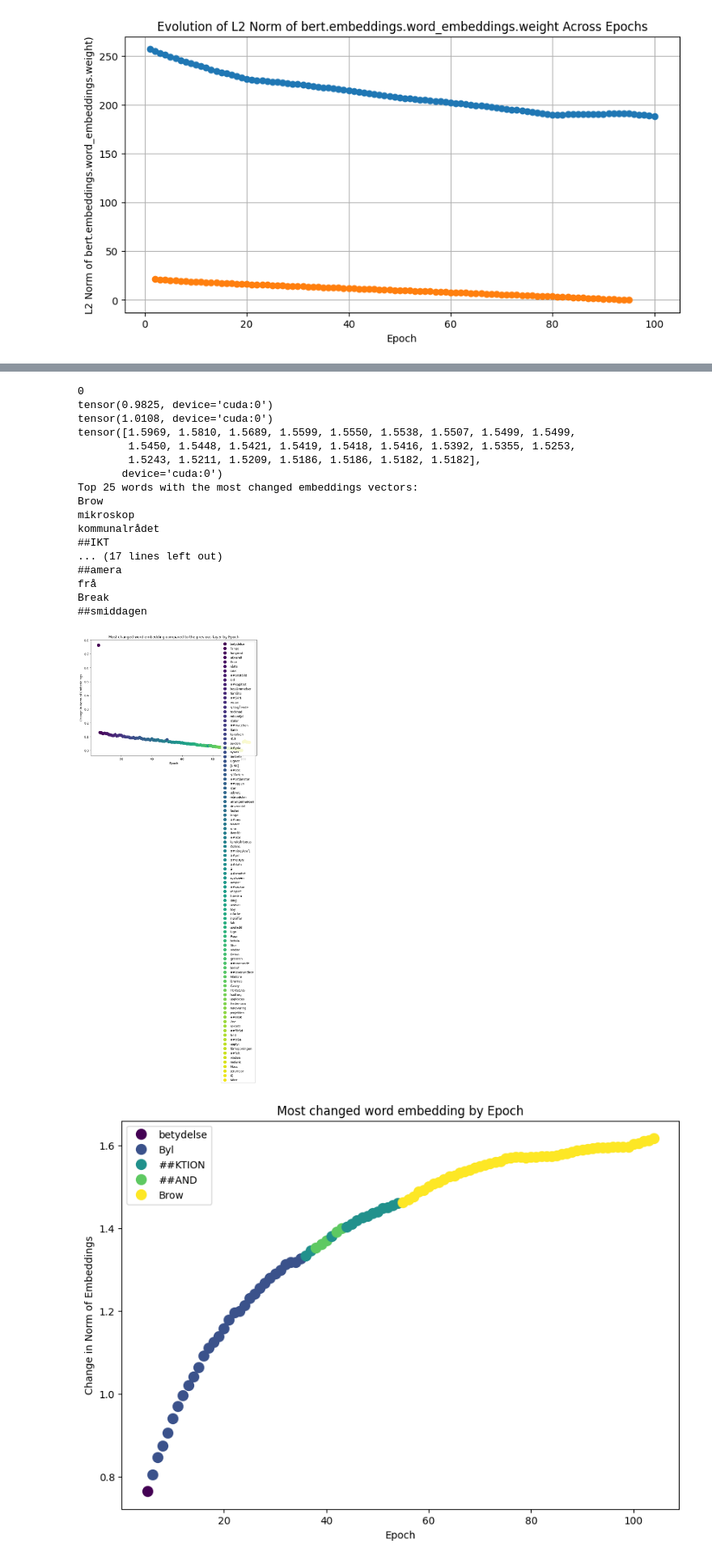
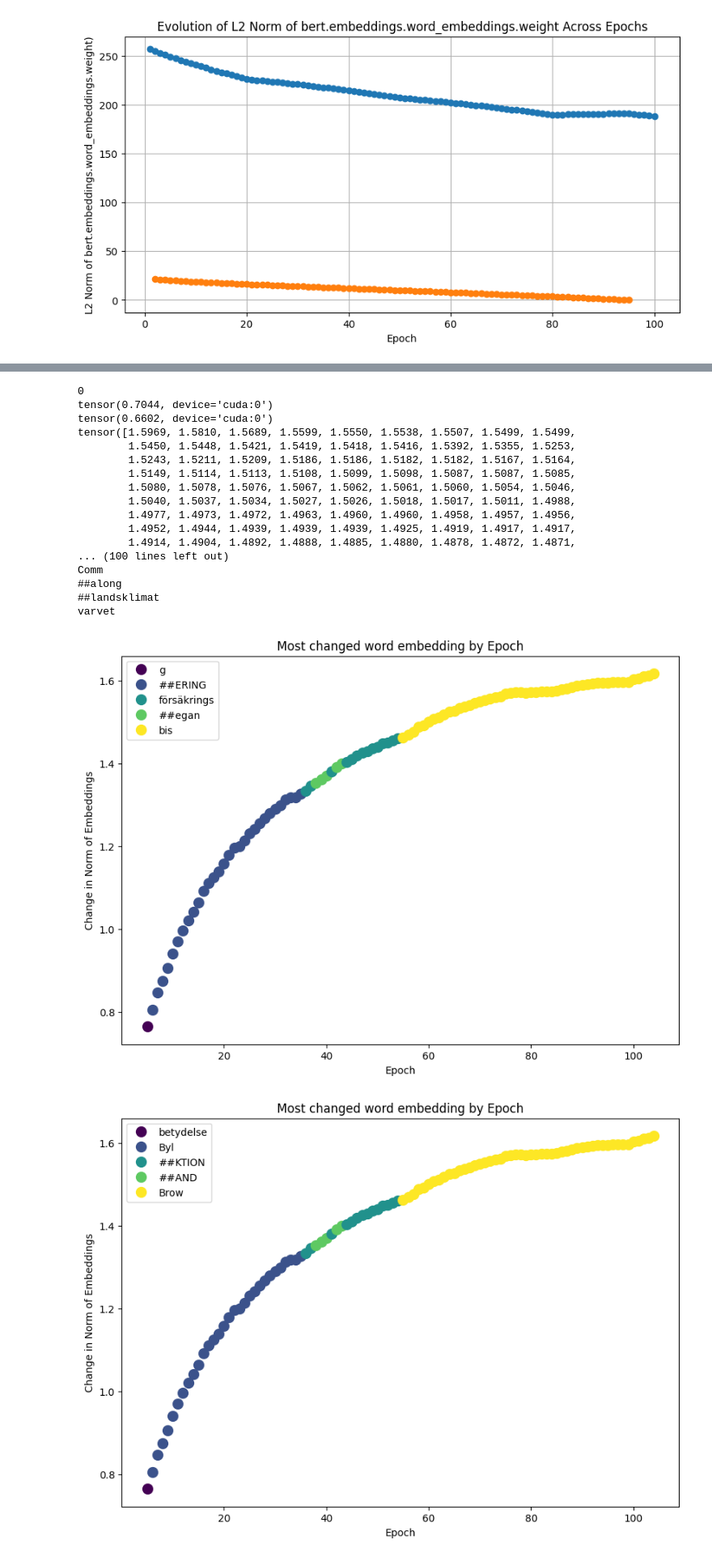
Before and after one commit to swerik-project/pretraining_plm, a Jupyter notebook: finetuning.ipynb, the cells around one changed output, grey strips where cells are left out. Shown at 81% size. Saved outputs shown, nothing was run; the diff lists cells and outputs as text; code cells hidden in the pictures.

```diff
--- a/finetuning.ipynb
+++ b/finetuning.ipynb
@@ -351,20 +458,5 @@ plt.show()
 # %%
-from collections import Counter
-import torch
-
-# Initialisation d'un compteur pour les IDs des tokens
-token_frequencies = Counter()
-
-# Parcourir chaque exemple dans le dataset
-for example in lm_datasets["train"]:
-    # Mettre à jour le compteur avec les IDs des tokens de chaque exemple
-    token_frequencies.update(example['input_ids'])
-
-# Maintenant, token_frequencies contient les IDs des tokens et leurs fréquences
-
-# Trouver les tokens les plus fréquents
-# Vous pouvez ajuster le nombre 'n' pour obtenir le nombre de tokens les plus fréquents que vous souhaitez
-n = 10  # Par exemple, pour obtenir les 10 tokens les plus fréquents
+n = int(len(token_frequencies.keys())*0.8) # Par exemple, pour obtenir les 10 tokens les plus fréquents
 most_common_tokens = token_frequencies.most_common(n)
 
 # Extraire les IDs des tokens et leurs fréquences
@@ -381,8 +491,8 @@ for token_id, freq in zip(most_common_ids, most_common_freqs):
 #change in embedding $
 model_hugging_face = AutoModelForMaskedLM.from_pretrained("finetuning/finetuning_hugging_whitespace-finetuned-imdb/checkpoint-5725000")
 model_hugging_face=model_hugging_face.to(device)
-ref_weight = model_kb.bert.embeddings.word_embeddings.weight.detach()[unique_token_ids]
-bias_weight = model_hugging_face.bert.embeddings.word_embeddings.weight.detach()[unique_token_ids]
+ref_weight = model_kb.bert.embeddings.word_embeddings.weight.detach()[most_common_ids_tensor]
+bias_weight = model_hugging_face.bert.embeddings.word_embeddings.weight.detach()[most_common_ids_tensor]
 embedding_changes = torch.norm(bias_weight - ref_weight, dim=1)
 
 unk_index = tokenizer.convert_tokens_to_ids('[UNK]')
@@ -390,7 +500,7 @@ pad_index =  tokenizer.convert_tokens_to_ids('[PAD]')
 print(pad_index)
 print(embedding_changes[unk_index])
 print(embedding_changes[pad_index])
-values, top_indices = torch.topk(embedding_changes, 25)
+values, top_indices = torch.topk(embedding_changes, 100)
 
 # Convert indices to tokens
 top_words = [tokenizer.convert_ids_to_tokens(idx.item()) for idx in top_indices]
@@ -401,22 +511,22 @@ for word in top_words:
     print(word)
 # %% [output]
 0
-tensor(0.9825, device='cuda:0')
-tensor(1.0108, device='cuda:0')
+tensor(0.7044, device='cuda:0')
+tensor(0.6602, device='cuda:0')
 tensor([1.5969, 1.5810, 1.5689, 1.5599, 1.5550, 1.5538, 1.5507, 1.5499, 1.5499,
         1.5450, 1.5448, 1.5421, 1.5419, 1.5418, 1.5416, 1.5392, 1.5355, 1.5253,
-        1.5243, 1.5211, 1.5209, 1.5186, 1.5186, 1.5182, 1.5182],
-       device='cuda:0')
-Top 25 words with the most changed embeddings vectors:
-Brow
-mikroskop
-kommunalrådet
-##IKT
-... (17 lines left out)
-##amera
-frå
-Break
-##smiddagen
+        1.5243, 1.5211, 1.5209, 1.5186, 1.5186, 1.5182, 1.5182, 1.5167, 1.5164,
+        1.5149, 1.5114, 1.5113, 1.5108, 1.5099, 1.5098, 1.5087, 1.5087, 1.5085,
+        1.5080, 1.5078, 1.5076, 1.5067, 1.5062, 1.5061, 1.5060, 1.5054, 1.5046,
+        1.5040, 1.5037, 1.5034, 1.5027, 1.5026, 1.5018, 1.5017, 1.5011, 1.4988,
+        1.4977, 1.4973, 1.4972, 1.4963, 1.4960, 1.4960, 1.4958, 1.4957, 1.4956,
+        1.4952, 1.4944, 1.4939, 1.4939, 1.4939, 1.4925, 1.4919, 1.4917, 1.4917,
+        1.4914, 1.4904, 1.4892, 1.4888, 1.4885, 1.4880, 1.4878, 1.4872, 1.4871,
+... (100 lines left out)
+Comm
+##along
+##landsklimat
+varvet
 # %%
 checkpoint_directory = 'finetuning/finetuning_hugging_whitespace-finetuned-imdb'
 checkpoint_files = os.listdir(checkpoint_directory)
@@ -425,16 +535,16 @@ checkpoint_files.sort(key=lambda x: int(re.search(r'checkpoint-(\d+)', x).group(
 epoch_data = {}
 word_color = {}
 total_frequencies = {}
-embeddings = model_kb.bert.embeddings.word_embeddings.weight.detach()[unique_token_ids]
-colors = plt.cm.viridis(np.linspace(0, 1, 100))
+initial_embeddings = model_kb.bert.embeddings.word_embeddings.weight.detach()[most_common_ids_tensor]
+colors = plt.cm.viridis(np.linspace(0, 1, 5))
 # Training loop
 epoch=4
 for checkpoint in checkpoint_files:
     epoch +=1
     model = AutoModelForMaskedLM.from_pretrained("finetuning/finetuning_hugging_whitespace-finetuned-imdb/" + checkpoint)
     model=model.to(device)
-    initial_embeddings = embeddings
-    embeddings = model.bert.embeddings.word_embeddings.weight.detach()[unique_token_ids]
+    #initial_embeddings = embeddings
+    embeddings = model.bert.embeddings.word_embeddings.weight.detach()[most_common_ids_tensor]
 
     embedding_changes = torch.norm(embeddings - initial_embeddings, dim=1)
 
@@ -442,35 +552,35 @@ for checkpoint in checkpoint_files:
     _, top_indices = torch.topk(embedding_changes, 1)
     top_words = [tokenizer.convert_ids_to_tokens(idx.item()) for idx in top_indices]
     top_changes = embedding_changes[top_indices].tolist()
     for word in top_words:
             if word not in word_color:
                 word_color[word] = colors[len(word_color) % len(colors)]
             if word not in total_frequencies :
                 total_frequencies[word] =1
             if word  in total_frequencies :
                 total_frequencies[word] +=1
 
     # Store data
     epoch_data[epoch] = list(zip(top_words, top_changes))
 
 # Plotting
 fig, ax = plt.subplots(figsize=(10, 7))
 already_labeled = set()
 for epoch in epoch_data:
     words, changes = zip(*epoch_data[epoch])
     if words[0] not in already_labeled:
         ax.plot([epoch] * 1, changes, marker='o', linestyle='', markersize=10,color=word_color[words[0]],label=words[0])
         already_labeled.add(words[0])
     else :
         ax.plot([epoch] * 1, changes, marker='o', linestyle='', markersize=10,color=word_color[words[0]])
 
 ax.set_xlabel('Epoch')
 ax.set_ylabel('Change in Norm of Embeddings')
-ax.set_title('Most changed word embedding compared to the previous layer by Epoch')
+ax.set_title('Most changed word embedding by Epoch')
 ax.legend()
 plt.show()
 # %% [output]
-[figure, old version]
+[figure, new version]
 # %%
 fig, ax = plt.subplots(figsize=(10, 7))
 already_labeled = set()
```
Also changed, not shown: parts of 13 cells of this notebook.
